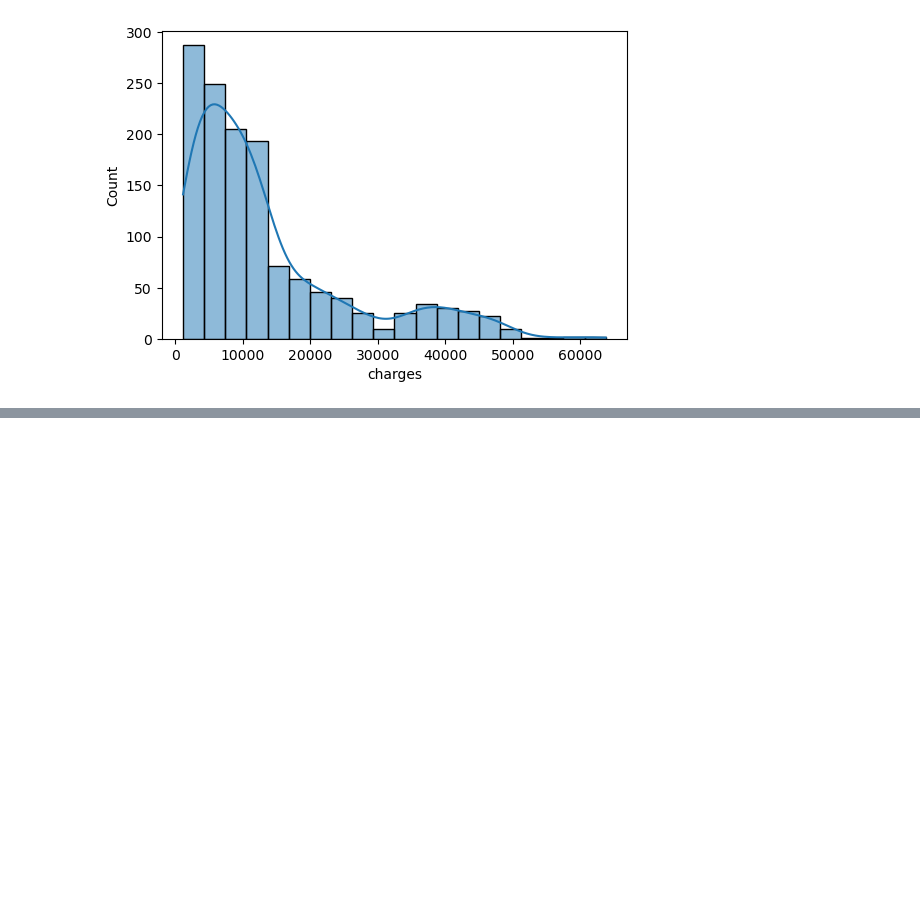
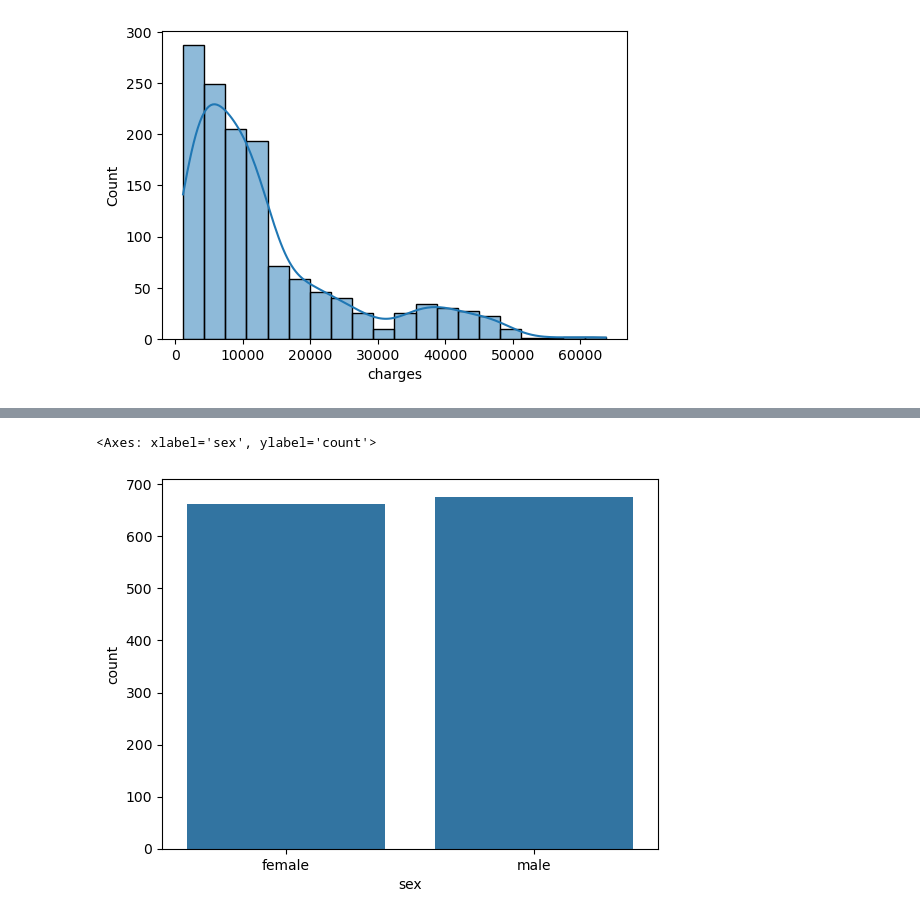
Before and after one commit to CipherCraftXIshant/Agentic-AI, a Jupyter notebook: Untitled.ipynb, the cells around one changed output, grey strips where cells are left out. Saved outputs shown, nothing was run; the diff lists cells and outputs as text; code cells hidden in the pictures; blank space fills up the shorter version.

```diff
--- a/Untitled.ipynb
+++ b/Untitled.ipynb
@@ -80,0 +86,5 @@ for col in numeric_columns:
+# %%
+sns.countplot(x = df['sex'])
+# %% [output]
+<Axes: xlabel='sex', ylabel='count'>
+[figure, added]
```
Also changed, not shown: parts of 39 cells of this notebook.
